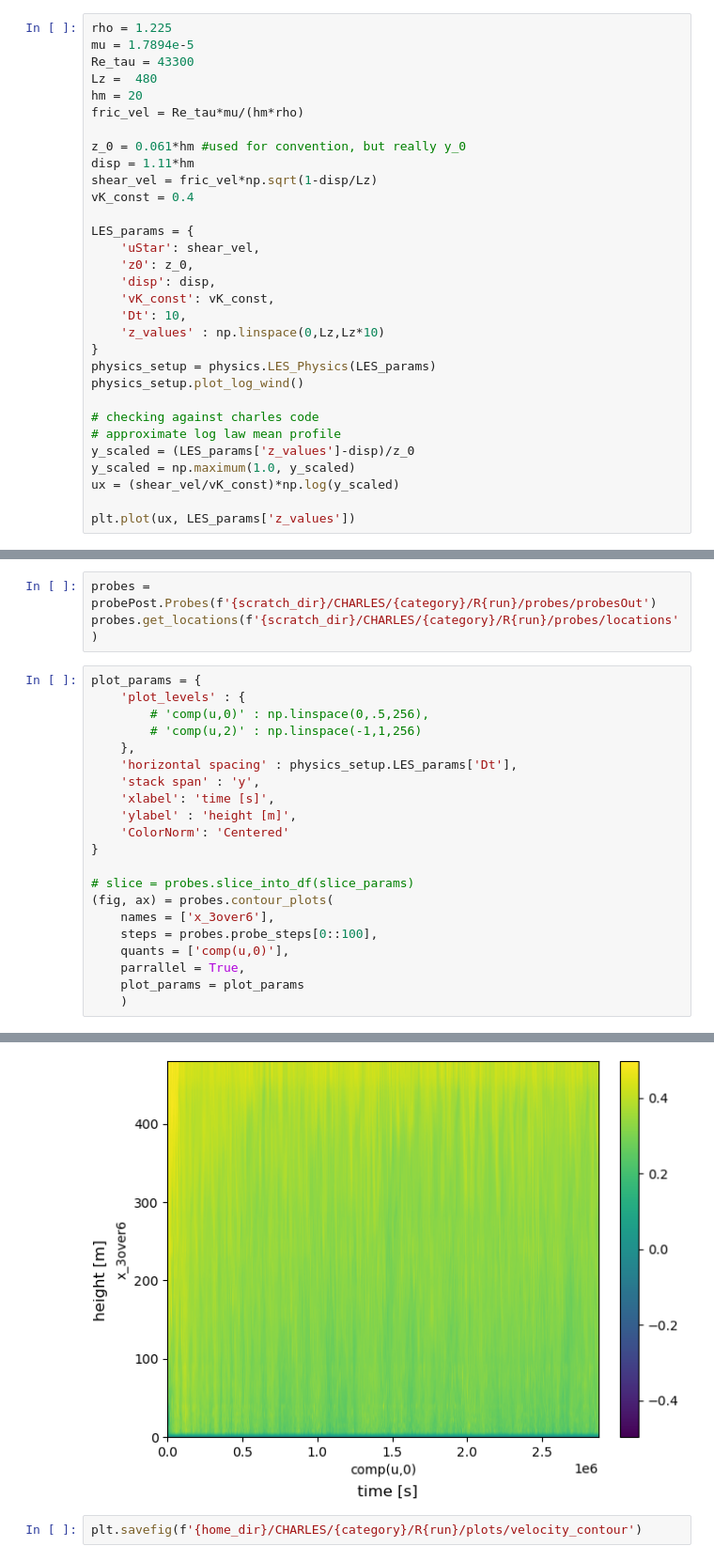
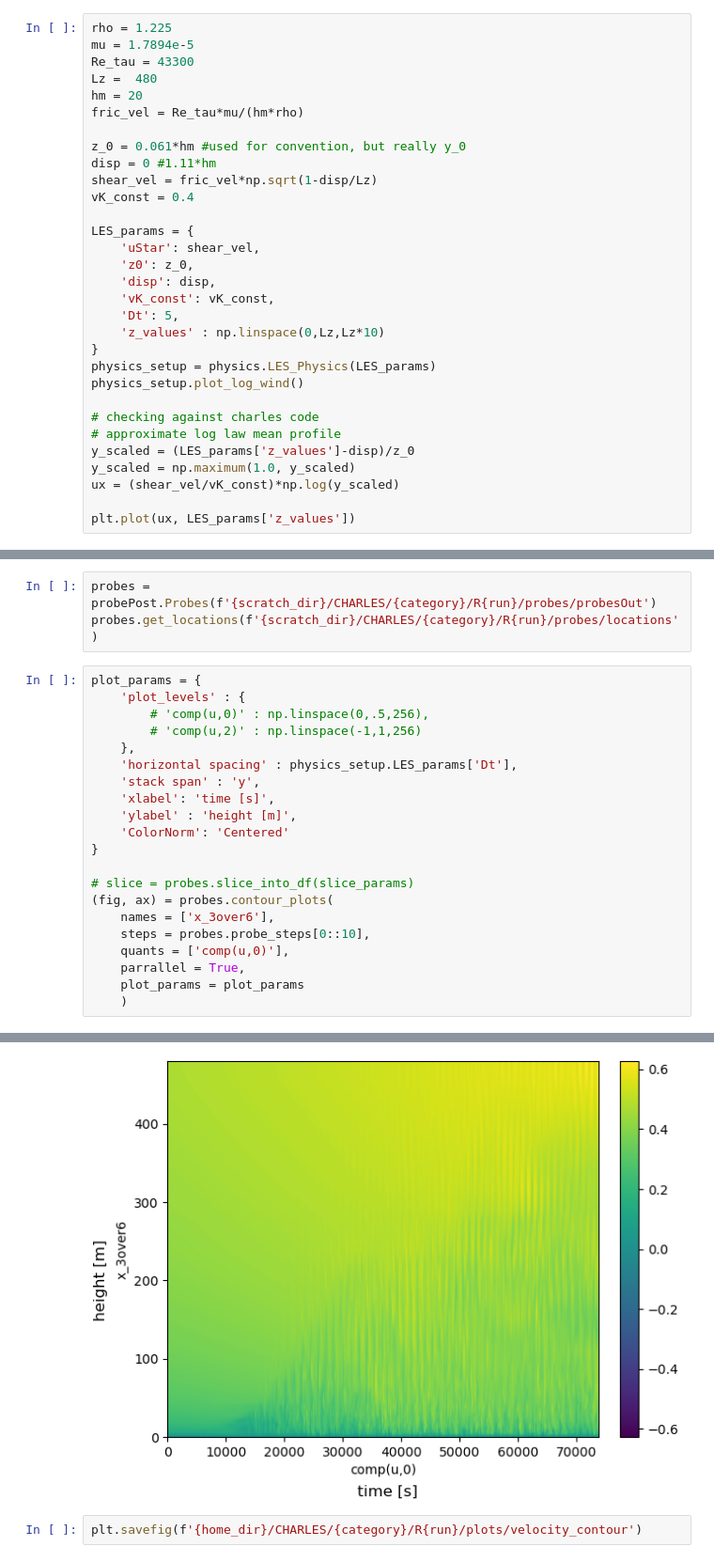
Before and after one commit to nbachand/city_block_cfd, a Jupyter notebook: domain_post-processing.ipynb, the cells around one changed output, grey strips where cells are left out. Shown at 94% size. Saved outputs shown, nothing was run; the diff lists cells and outputs as text.

```diff
--- a/domain_post-processing.ipynb
+++ b/domain_post-processing.ipynb
@@ -26,7 +26,7 @@ hm = 20
 fric_vel = Re_tau*mu/(hm*rho)
 
 z_0 = 0.061*hm #used for convention, but really y_0
-disp = 1.11*hm
+disp = 0 #1.11*hm
 shear_vel = fric_vel*np.sqrt(1-disp/Lz)
 vK_const = 0.4
 
@@ -35,7 +35,7 @@ LES_params = {
     'z0': z_0,
     'disp': disp,
     'vK_const': vK_const,
-    'Dt': 10,
+    'Dt': 5,
     'z_values' : np.linspace(0,Lz,Lz*10)
 }
 physics_setup = physics.LES_Physics(LES_params)
@@ -87,7 +87,7 @@ plot_params = {
 # slice = probes.slice_into_df(slice_params)
 (fig, ax) = probes.contour_plots(
     names = ['x_3over6'],
-    steps = probes.probe_steps[0::100],
+    steps = probes.probe_steps[0::10],
     quants = ['comp(u,0)'],
     parrallel = True,
     plot_params = plot_params
@@ -103,4 +103,4 @@ plotting took 8 seconds
-[figure, old version]
+[figure, new version]
 # %%
 plt.savefig(f'{home_dir}/CHARLES/{category}/R{run}/plots/velocity_contour')
 # %%
```
Also changed, not shown: parts of 7 cells of this notebook, 4 other files.
